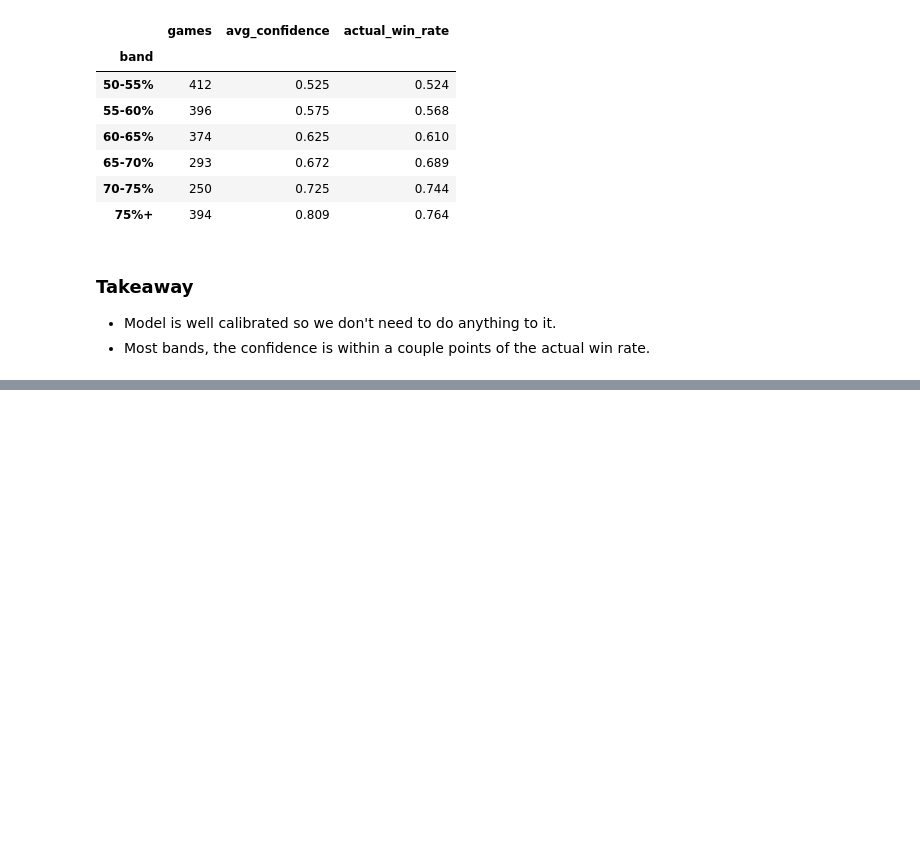
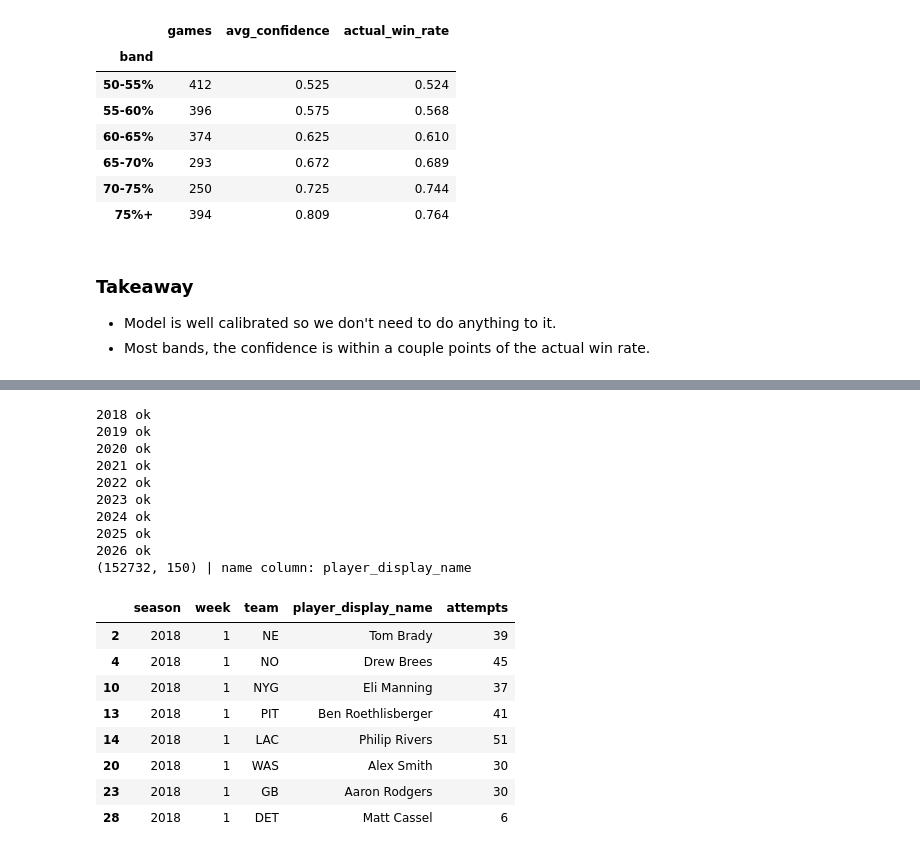
Before and after one commit to henry-tlai/nfl-predictor, a Jupyter notebook: explore.ipynb, the cells around one changed output, grey strips where cells are left out. Saved outputs shown, nothing was run; the diff lists cells and outputs as text; code cells hidden in the pictures; blank space fills up the shorter version.

```diff
--- a/explore.ipynb
+++ b/explore.ipynb
@@ -591,0 +658,36 @@ table
+# %%
+# Download player stats season by season (retry-friendly, like the injuries cell)
+frames = []
+for season in range(2018, 2027):
+    try:
+        frames.append(nfl.load_player_stats(seasons=[season]).to_pandas())
+        print(season, "ok")
+    except Exception as e:
+        print(season, "failed:", str(e)[:80])
+ps = pd.concat(frames, ignore_index=True)
+
+# Quarterbacks who threw at least one pass, with the name column that exists in this version
+name_col = "player_display_name" if "player_display_name" in ps.columns else "player_name"
+qbs = ps[(ps["position"] == "QB") & (ps["attempts"] > 0)]
+print(ps.shape, "| name column:", name_col)
+qbs[["season", "week", "team", name_col, "attempts"]].head(8)
+# %% [output]
+2018 ok
+2019 ok
+2020 ok
+2021 ok
+2022 ok
+2023 ok
+2024 ok
+2025 ok
+2026 ok
+(152732, 150) | name column: player_display_name
+|  | season | week | team | player_display_name | attempts |
+| 2 | 2018 | 1 | NE | Tom Brady | 39 |
+| 4 | 2018 | 1 | NO | Drew Brees | 45 |
+| 10 | 2018 | 1 | NYG | Eli Manning | 37 |
+| 13 | 2018 | 1 | PIT | Ben Roethlisberger | 41 |
+| 14 | 2018 | 1 | LAC | Philip Rivers | 51 |
+| 20 | 2018 | 1 | WAS | Alex Smith | 30 |
+| 23 | 2018 | 1 | GB | Aaron Rodgers | 30 |
+| 28 | 2018 | 1 | DET | Matt Cassel | 6 |
```
Also changed, not shown: parts of 6 cells of this notebook, 1 other file.
